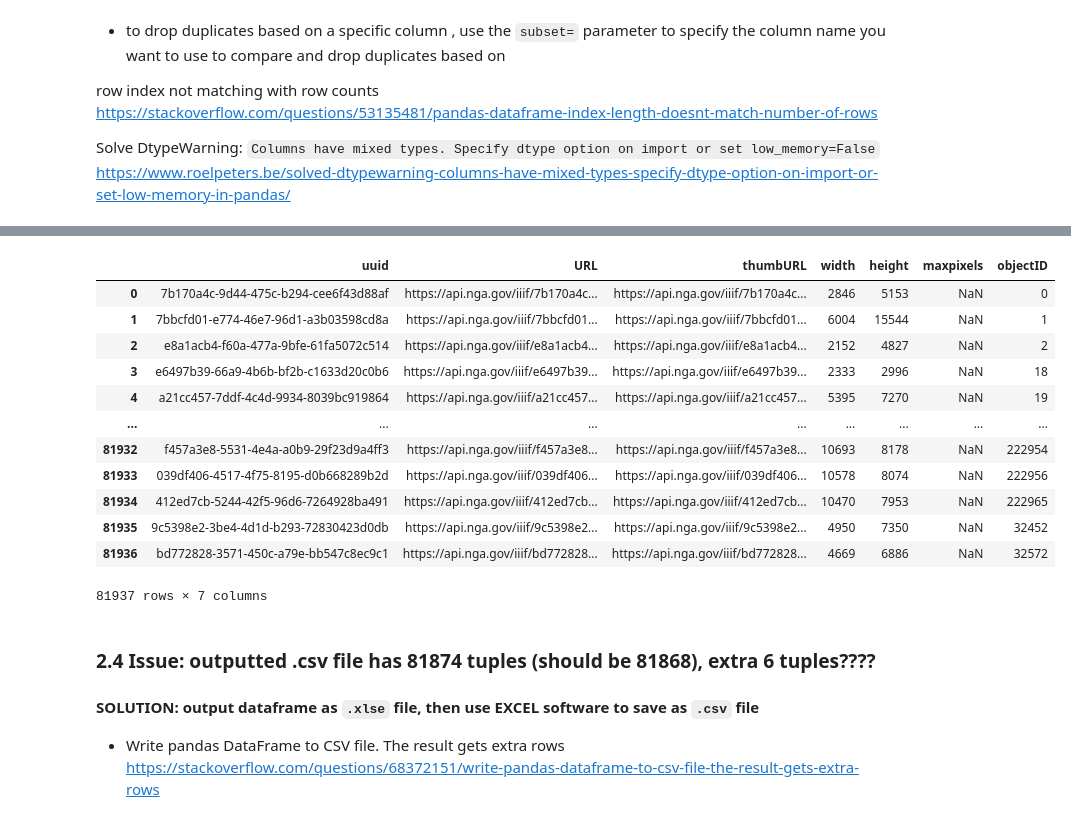
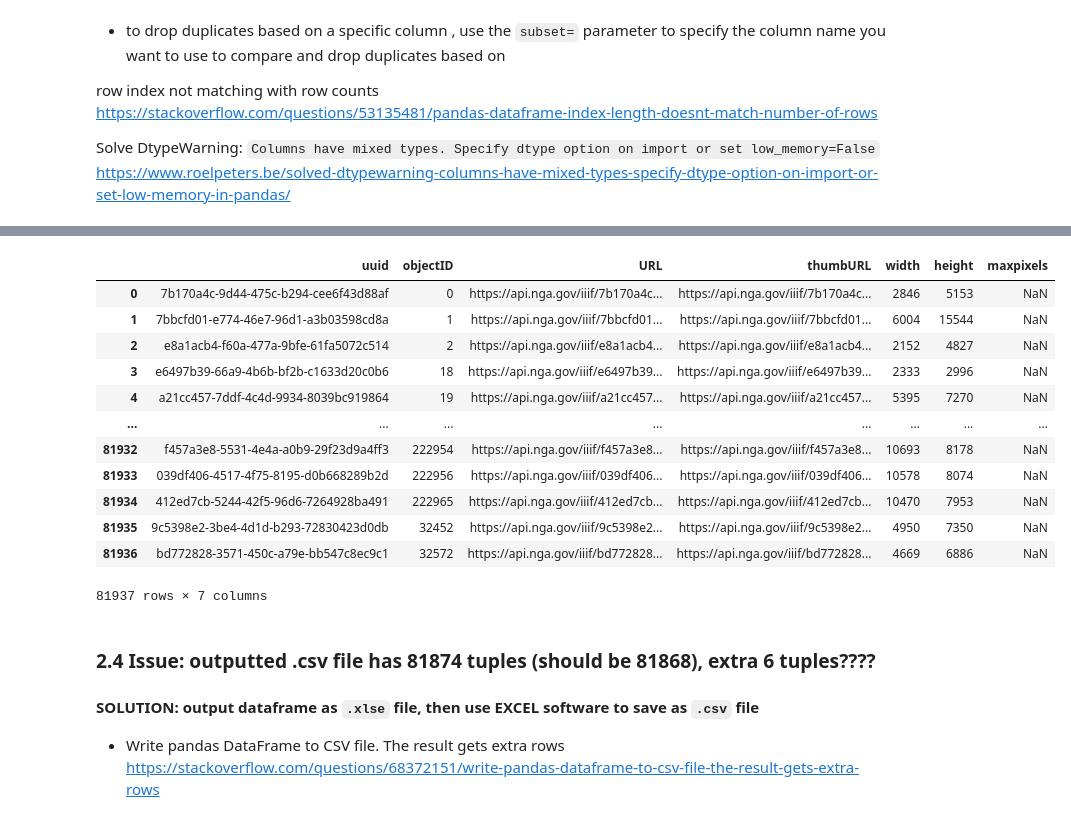
Before and after one commit to yinjiez/A-Virtual-Gallery, a Jupyter notebook: DataCleaning/Data_NGA_Cleaning/NGA-Data Cleaning-S1.ipynb, the cells around one changed output, grey strips where cells are left out. Cells and saved outputs as stored; diff of their text form; code cells hidden in the pictures.

```diff
--- a/DataCleaning/Data_NGA_Cleaning/NGA-Data Cleaning-S1.ipynb
+++ b/DataCleaning/Data_NGA_Cleaning/NGA-Data Cleaning-S1.ipynb
@@ -81,5 +73,7 @@ https://pandas.pydata.org/pandas-docs/version/0.20/merging.html#concatenating-us
 # %%
 df_object_2D = df1[painting].append([df1[drawing], df1[prints]])
-df_object_2D.shape
-df_object_2D #109773 distinct objectIDs
+df_object_2D.columns
+df_object_2D = df_object_2D[['objectID', 'title', 'displayDate', 'beginYear', 'endYear', 'timeSpan', 'medium', 'dimensions', 'attributionInverted', 'attribution', 'classification', 'parentID','portfolio', 'series', 'volume']]
+df_object_2D.shape # (109773 x 15)
+#df_object_2D #109773 distinct objectIDs
 # %% [output]
@@ -343,27 +317,28 @@ df1_clean
 # %%
 # --------- 2) Extract the "objects_images.csv" part of the JOINT table ----------------
-df7_clean = df_2D_7[['uuid', 'URL', 'thumbURL', 'width', 'height', 'maxpixels', 'objectID']].copy()
+df7_clean = df_2D_7[['uuid', 'objectID', 'URL', 'thumbURL', 'width', 'height', 'maxpixels']].copy()
 df7_clean # 81937 tuples
 
 df7_clean = df7_clean.drop_duplicates(subset="uuid")
 df7_clean = df7_clean.reset_index(drop=True)
-df7_clean # 81937 tuples
+df7_clean # 81937 tuples, there are no duplicated uuid/images
+
 #df7_clean.head(5)
 #df7_clean.shape # 81937 tuples x 7 columns
 # 81868 objectID --> 81937 images
 # %% [output]
-|  | uuid | URL | thumbURL | width | height | maxpixels | objectID |
-| 0 | 7b170a4c-9d44-475c-b294-cee6f43d88af | https://api.nga.gov/iiif/7b170a4c... | https://api.nga.gov/iiif/7b170a4c... | 2846 | 5153 | NaN | 0 |
-| 1 | 7bbcfd01-e774-46e7-96d1-a3b03598cd8a | https://api.nga.gov/iiif/7bbcfd01... | https://api.nga.gov/iiif/7bbcfd01... | 6004 | 15544 | NaN | 1 |
-| 2 | e8a1acb4-f60a-477a-9bfe-61fa5072c514 | https://api.nga.gov/iiif/e8a1acb4... | https://api.nga.gov/iiif/e8a1acb4... | 2152 | 4827 | NaN | 2 |
-| 3 | e6497b39-66a9-4b6b-bf2b-c1633d20c0b6 | https://api.nga.gov/iiif/e6497b39... | https://api.nga.gov/iiif/e6497b39... | 2333 | 2996 | NaN | 18 |
-| 4 | a21cc457-7ddf-4c4d-9934-8039bc919864 | https://api.nga.gov/iiif/a21cc457... | https://api.nga.gov/iiif/a21cc457... | 5395 | 7270 | NaN | 19 |
+|  | uuid | objectID | URL | thumbURL | width | height | maxpixels |
+| 0 | 7b170a4c-9d44-475c-b294-cee6f43d88af | 0 | https://api.nga.gov/iiif/7b170a4c... | https://api.nga.gov/iiif/7b170a4c... | 2846 | 5153 | NaN |
+| 1 | 7bbcfd01-e774-46e7-96d1-a3b03598cd8a | 1 | https://api.nga.gov/iiif/7bbcfd01... | https://api.nga.gov/iiif/7bbcfd01... | 6004 | 15544 | NaN |
+| 2 | e8a1acb4-f60a-477a-9bfe-61fa5072c514 | 2 | https://api.nga.gov/iiif/e8a1acb4... | https://api.nga.gov/iiif/e8a1acb4... | 2152 | 4827 | NaN |
+| 3 | e6497b39-66a9-4b6b-bf2b-c1633d20c0b6 | 18 | https://api.nga.gov/iiif/e6497b39... | https://api.nga.gov/iiif/e6497b39... | 2333 | 2996 | NaN |
+| 4 | a21cc457-7ddf-4c4d-9934-8039bc919864 | 19 | https://api.nga.gov/iiif/a21cc457... | https://api.nga.gov/iiif/a21cc457... | 5395 | 7270 | NaN |
 | ... | ... | ... | ... | ... | ... | ... | ... |
-| 81932 | f457a3e8-5531-4e4a-a0b9-29f23d9a4ff3 | https://api.nga.gov/iiif/f457a3e8... | https://api.nga.gov/iiif/f457a3e8... | 10693 | 8178 | NaN | 222954 |
-| 81933 | 039df406-4517-4f75-8195-d0b668289b2d | https://api.nga.gov/iiif/039df406... | https://api.nga.gov/iiif/039df406... | 10578 | 8074 | NaN | 222956 |
-| 81934 | 412ed7cb-5244-42f5-96d6-7264928ba491 | https://api.nga.gov/iiif/412ed7cb... | https://api.nga.gov/iiif/412ed7cb... | 10470 | 7953 | NaN | 222965 |
-| 81935 | 9c5398e2-3be4-4d1d-b293-72830423d0db | https://api.nga.gov/iiif/9c5398e2... | https://api.nga.gov/iiif/9c5398e2... | 4950 | 7350 | NaN | 32452 |
-| 81936 | bd772828-3571-450c-a79e-bb547c8ec9c1 | https://api.nga.gov/iiif/bd772828... | https://api.nga.gov/iiif/bd772828... | 4669 | 6886 | NaN | 32572 |
+| 81932 | f457a3e8-5531-4e4a-a0b9-29f23d9a4ff3 | 222954 | https://api.nga.gov/iiif/f457a3e8... | https://api.nga.gov/iiif/f457a3e8... | 10693 | 8178 | NaN |
+| 81933 | 039df406-4517-4f75-8195-d0b668289b2d | 222956 | https://api.nga.gov/iiif/039df406... | https://api.nga.gov/iiif/039df406... | 10578 | 8074 | NaN |
+| 81934 | 412ed7cb-5244-42f5-96d6-7264928ba491 | 222965 | https://api.nga.gov/iiif/412ed7cb... | https://api.nga.gov/iiif/412ed7cb... | 10470 | 7953 | NaN |
+| 81935 | 9c5398e2-3be4-4d1d-b293-72830423d0db | 32452 | https://api.nga.gov/iiif/9c5398e2... | https://api.nga.gov/iiif/9c5398e2... | 4950 | 7350 | NaN |
+| 81936 | bd772828-3571-450c-a79e-bb547c8ec9c1 | 32572 | https://api.nga.gov/iiif/bd772828... | https://api.nga.gov/iiif/bd772828... | 4669 | 6886 | NaN |
 81937 rows × 7 columns
 # %% [markdown]
 ### 2.4 Issue: outputted .csv file has 81874 tuples (should be 81868), extra 6 tuples????
```
Also changed, not shown: parts of 18 cells of this notebook, 24 other files.
